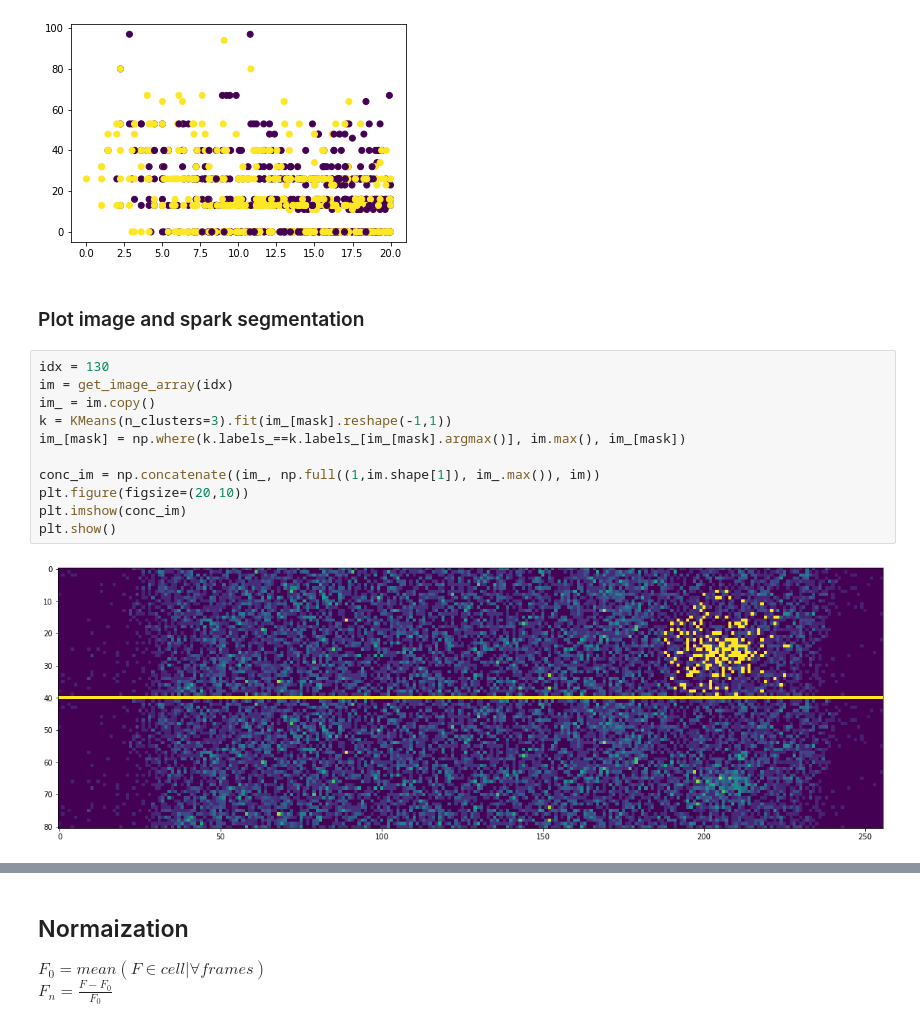
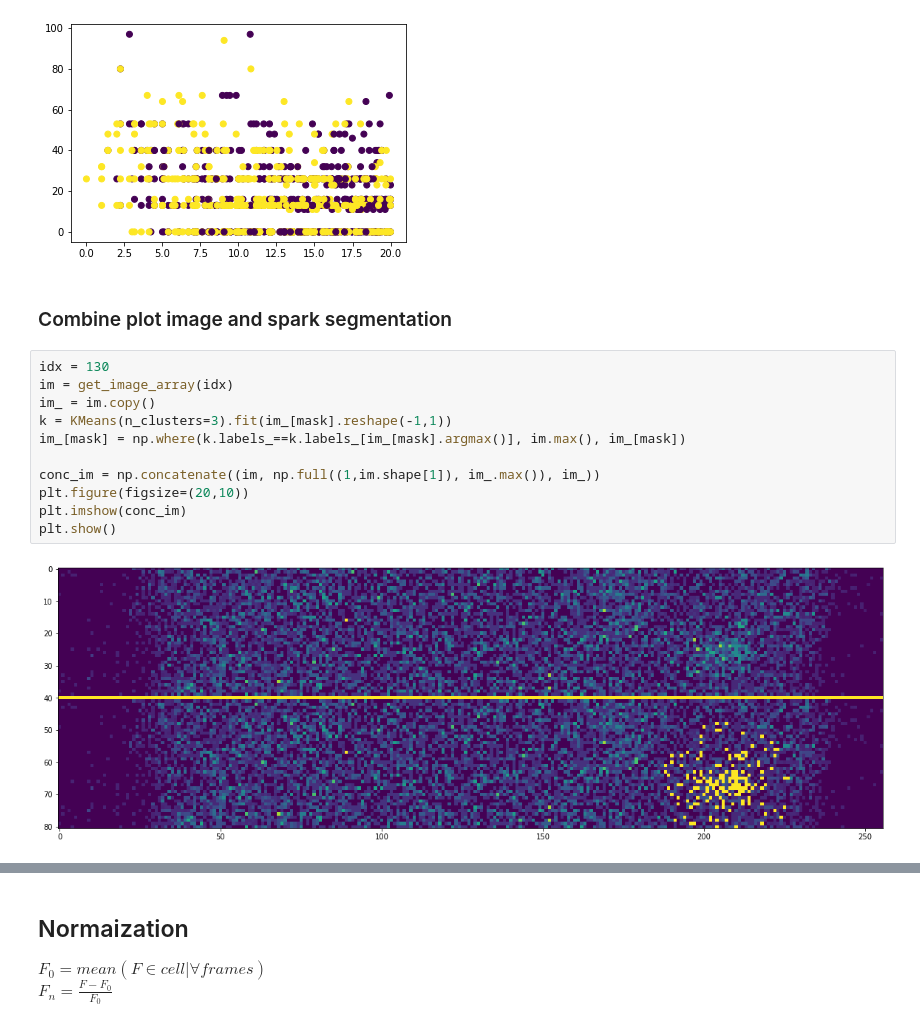
Before and after one commit to raulbenitez/DEEPCARDIO, a Jupyter notebook: sparks/exploreImageAndPlotSpark.ipynb, the cells around one changed output, grey strips where cells are left out. Saved outputs shown, nothing was run; the diff lists cells and outputs as text.

Commit message:
highlight spark, double plot

```diff
--- a/sparks/exploreImageAndPlotSpark.ipynb
+++ b/sparks/exploreImageAndPlotSpark.ipynb
@@ -182,17 +182,17 @@ plt.show()
 [figure]
 [figure]
 # %% [markdown]
-### Plot image and spark segmentation
+### Combine plot image and spark segmentation
 # %%
 idx = 130
 im = get_image_array(idx)
 im_ = im.copy()
 k = KMeans(n_clusters=3).fit(im_[mask].reshape(-1,1))
 im_[mask] = np.where(k.labels_==k.labels_[im_[mask].argmax()], im.max(), im_[mask])
 
-conc_im = np.concatenate((im_, np.full((1,im.shape[1]), im_.max()), im))
+conc_im = np.concatenate((im, np.full((1,im.shape[1]), im_.max()), im_))
 plt.figure(figsize=(20,10))
 plt.imshow(conc_im)
 plt.show()
 # %% [output]
-[figure, old version]
+[figure, new version]
```
Also changed, not shown: parts of 2 cells of this notebook, 1 other file.
